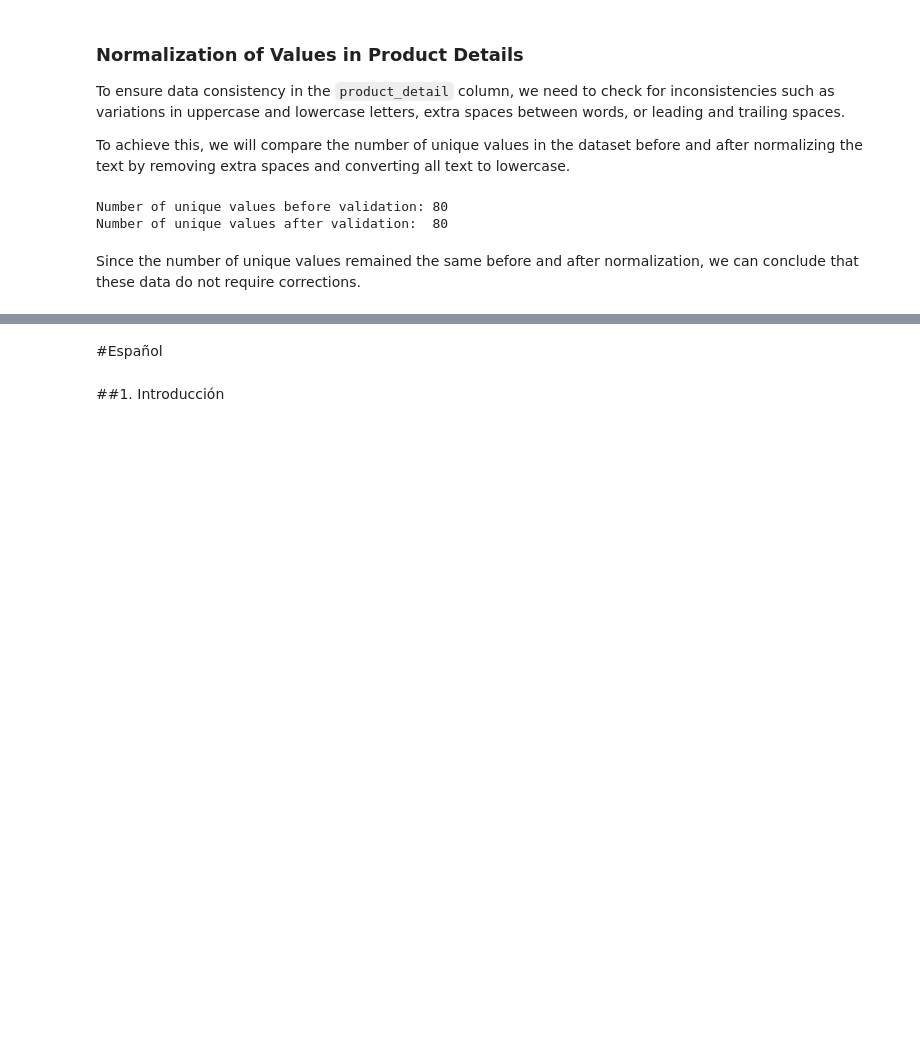
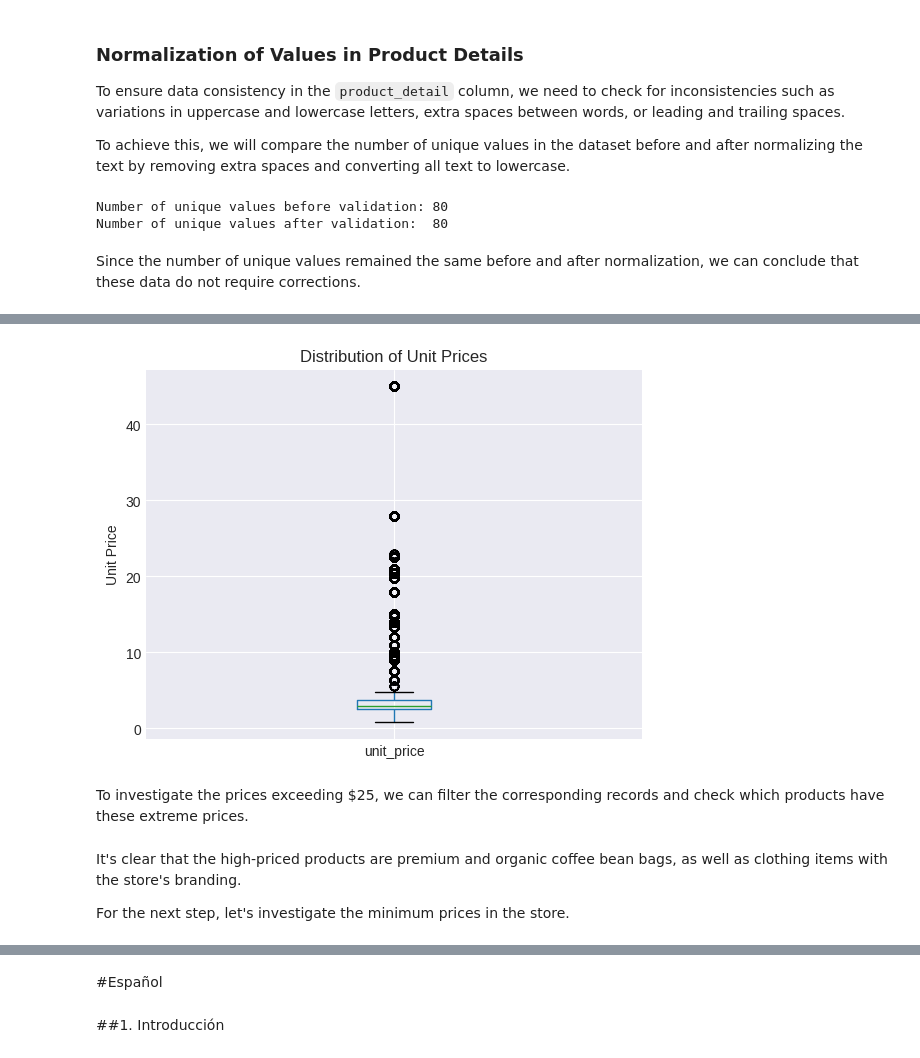
Before and after one commit to eddieisoffline/Portfolio-Data-Science, a Jupyter notebook: cafe/notebook/notebook.ipynb, the cells around one changed output, grey strips where cells are left out. Saved outputs shown, nothing was run; the diff lists cells and outputs as text; code cells hidden in the pictures; blank space fills up the shorter version.

```diff
--- a/cafe/notebook/notebook.ipynb
+++ b/cafe/notebook/notebook.ipynb
@@ -179,0 +182,11 @@ Since the number of unique values remained the same before and after normalizati
+# %%
+# Generate the box plot for the 'unit_price' column
+coffee_sales.boxplot(column="unit_price")
+plt.title("Distribution of Unit Prices")
+plt.ylabel("Unit Price")
+# Call show() to display the plot
+plt.show()
+# %% [output]
+[figure, added]
+# %% [markdown]
+To investigate the prices exceeding $25, we can filter the corresponding records and check which products have these extreme prices.
@@ -179,0 +200,4 @@ Since the number of unique values remained the same before and after normalizati
+# %% [markdown]
+It's clear that the high-priced products are premium and organic coffee bean bags, as well as clothing items with the store's branding.
+
+For the next step, let's investigate the minimum prices in the store.
```
Also changed, not shown: parts of 28 cells of this notebook.
